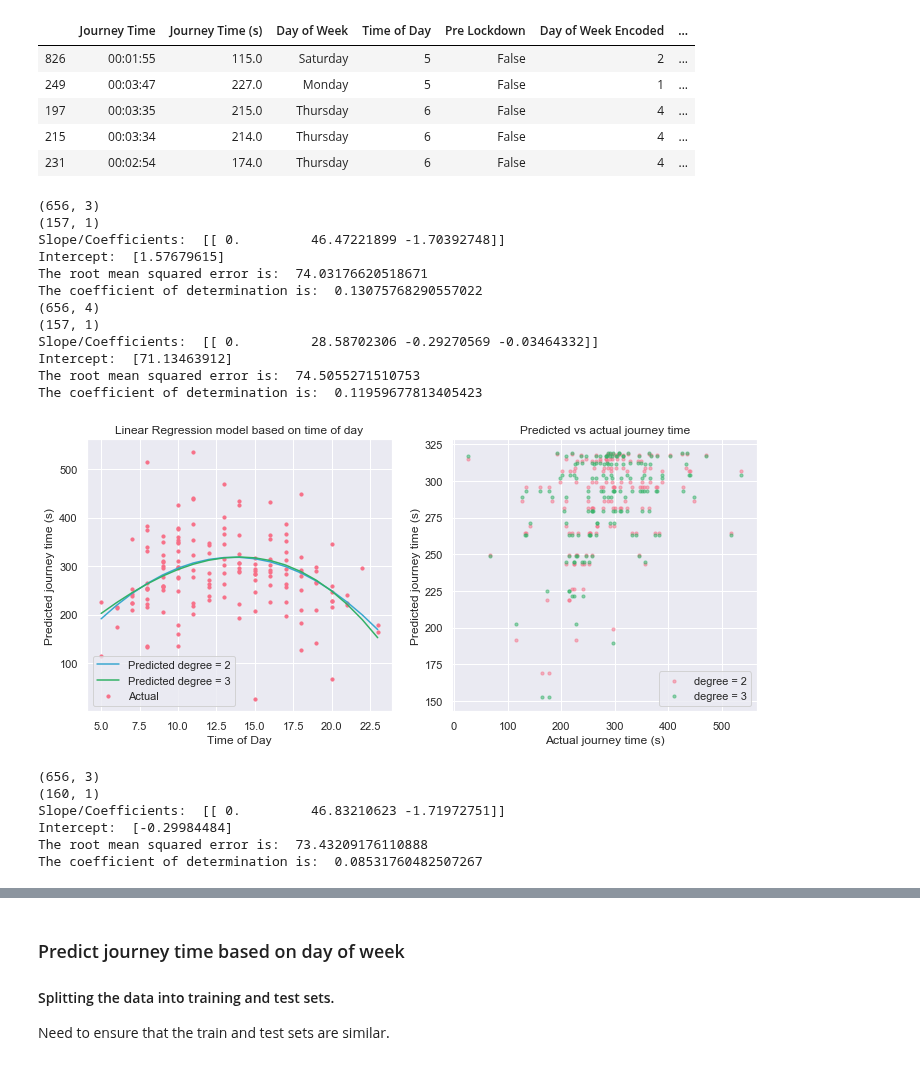
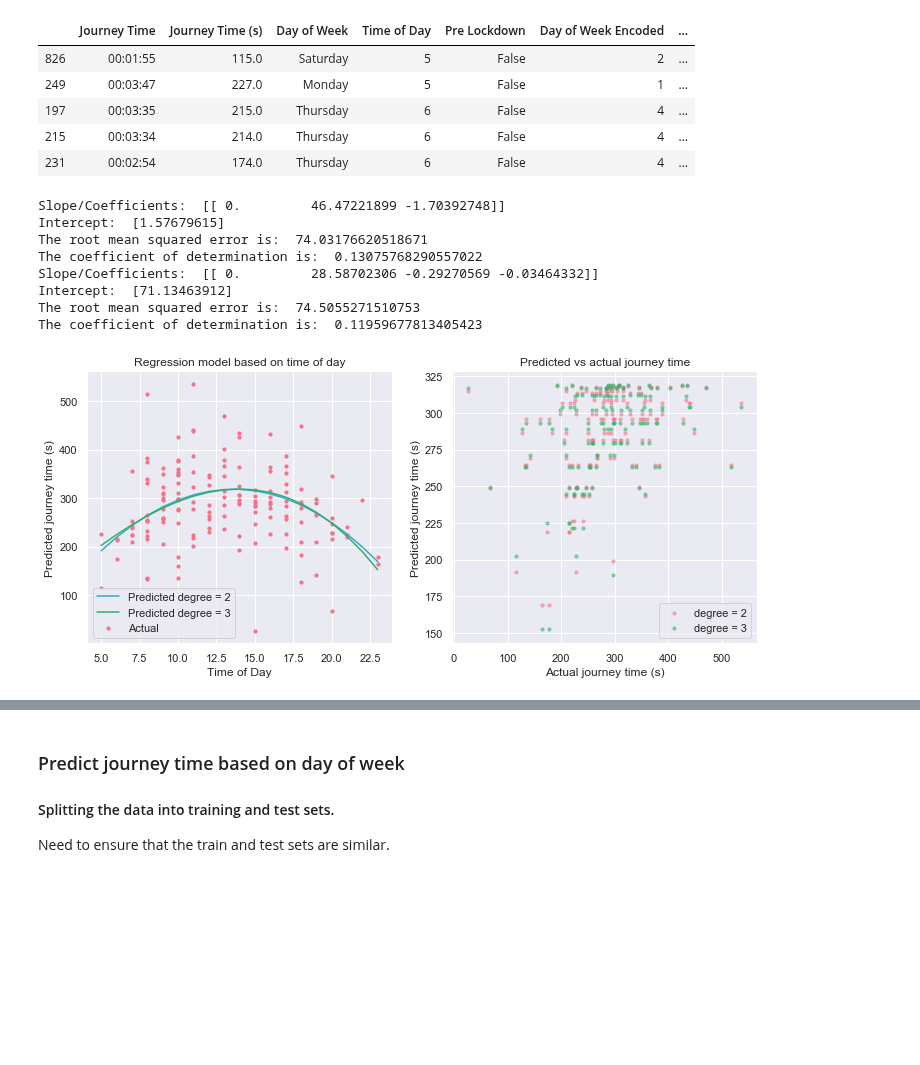
Before and after one commit to serenelc/individual-project-beng, a Jupyter notebook: regression-model.ipynb, the cells around one changed output, grey strips where cells are left out. Cells and saved outputs as stored; diff of their text form; code cells hidden in the pictures; blank space fills up the shorter version.

```diff
--- a/regression-model.ipynb
+++ b/regression-model.ipynb
@@ -400,7 +400,6 @@ def poly_regression_timeofday(degree):
     x_test = poly.transform(validation_time_of_day['Time of Day'][:, np.newaxis])
     y_train = training_time_of_day['Journey Time (s)'][:, np.newaxis]
     y_test = validation_time_of_day['Journey Time (s)'][:, np.newaxis]
-    print(x_train.shape)
 
     # Fit model
     linreg = LinearRegression()
@@ -408,7 +407,6 @@ def poly_regression_timeofday(degree):
 
     # Apply the model to the validation data to predict the ‘Journey Time’
     y_pred = linreg.predict(x_test)
-    print(y_pred.shape)
 
     # Calculate measures of success
     mse = mean_squared_error(y_test, y_pred)
@@ -426,14 +424,10 @@ def poly_regression_timeofday(degree):
 y_test, y_pred_time_of_day2, rmse_time_of_day2, r2_time_of_day2 = poly_regression_timeofday(2)
 y_test, y_pred_time_of_day3, rmse_time_of_day3, r2_time_of_day3 = poly_regression_timeofday(3)
 # %% [output]
-(656, 3)
-(157, 1)
 Slope/Coefficients:  [[ 0.         46.47221899 -1.70392748]]
 Intercept:  [1.57679615]
 The root mean squared error is:  74.03176620518671
 The coefficient of determination is:  0.13075768290557022
-(656, 4)
-(157, 1)
 Slope/Coefficients:  [[ 0.         28.58702306 -0.29270569 -0.03464332]]
 Intercept:  [71.13463912]
 The root mean squared error is:  74.5055271510753
@@ -441,66 +435,29 @@ The coefficient of determination is:  0.11959677813405423
 # %%
 import operator
 
 x = validation_time_of_day['Time of Day'][:, np.newaxis]
 sort_axis = operator.itemgetter(0)
 sorted_zip2 = sorted(zip(x, y_pred_time_of_day2), key=sort_axis)
 sorted_zip3 = sorted(zip(x, y_pred_time_of_day3), key=sort_axis)
 x2, y_pred_2 = zip(*sorted_zip2)
 x3, y_pred_3 = zip(*sorted_zip3)
 
 # Plot outputs
 fig, ax = plt.subplots(figsize=(12,5), nrows = 1, ncols = 2)
-ax[0].scatter(x, y_test_time_of_day, label = "Actual", s = 10)
+ax[0].scatter(x, y_test, label = "Actual", s = 10)
 ax[0].plot(x2, y_pred_2, label = "Predicted degree = 2", color = cs[5])
 ax[0].plot(x3, y_pred_3, label = "Predicted degree = 3", color = cs[3])
-ax[0].set_title("Linear Regression model based on time of day")
+ax[0].set_title("Regression model based on time of day")
 ax[0].set_xlabel("Time of Day")
 ax[0].set_ylabel("Predicted journey time (s)")
 ax[0].legend()
 
 ax[1].scatter(y_test, y_pred_time_of_day2, label = "degree = 2", alpha = 0.5, s = 10)
 ax[1].scatter(y_test, y_pred_time_of_day3, label = "degree = 3", color = cs[3], alpha = 0.5, s = 10)
 ax[1].set_title("Predicted vs actual journey time")
 ax[1].set_xlabel("Actual journey time (s)")
 ax[1].set_ylabel("Predicted journey time (s)")
 ax[1].legend()
 plt.show()
 # %% [output]
-[figure, old version]
+[figure, new version]
-# %%
-from sklearn.metrics import mean_squared_error, r2_score
-
-polynomial_features = PolynomialFeatures(degree = 2)
-polynomial_features.fit(training_time_of_day['Time of Day'][:, np.newaxis])
-
-x_train_time_of_day = polynomial_features.transform(training_time_of_day['Time of Day'][:, np.newaxis])
-x_test_time_of_day = polynomial_features.transform(validation_time_of_day['Time of Day'][:, np.newaxis])
-y_train_time_of_day = training_time_of_day['Journey Time (s)'][:, np.newaxis]
-y_test_time_of_day = validation_time_of_day['Journey Time (s)'][:, np.newaxis]
-print(x_train_time_of_day.shape)
-
-# Fit model
-linreg = LinearRegression()
-linreg.fit(x_train_time_of_day, y_train_time_of_day)
-
-# Apply the model to the validation data to predict the ‘Journey Time’
-y_pred_time_of_day = linreg.predict(x_test_time_of_day)
-print(y_pred_time_of_day.shape)
-
-# Calculate measures of success
-mse_time_of_day = mean_squared_error(y_test_time_of_day, y_pred_time_of_day)
-rmse_time_of_day = np.sqrt(mse_time_of_day)
-r2_score_time_of_day = r2_score(y_test_time_of_day, y_pred_time_of_day)
-
-print('Slope/Coefficients: ', linreg.coef_)
-print('Intercept: ', linreg.intercept_)
-print('The root mean squared error is: ', rmse_time_of_day)
-# coefficient of determination = 1 is perfect prediction
-print('The coefficient of determination is: ', r2_score_time_of_day)
-# %% [output]
-(656, 3)
-(160, 1)
-Slope/Coefficients:  [[ 0.         46.83210623 -1.71972751]]
-Intercept:  [-0.29984484]
-The root mean squared error is:  73.43209176110888
-The coefficient of determination is:  0.08531760482507267
```
Also changed, not shown: parts of 8 cells of this notebook, 43 other files.
